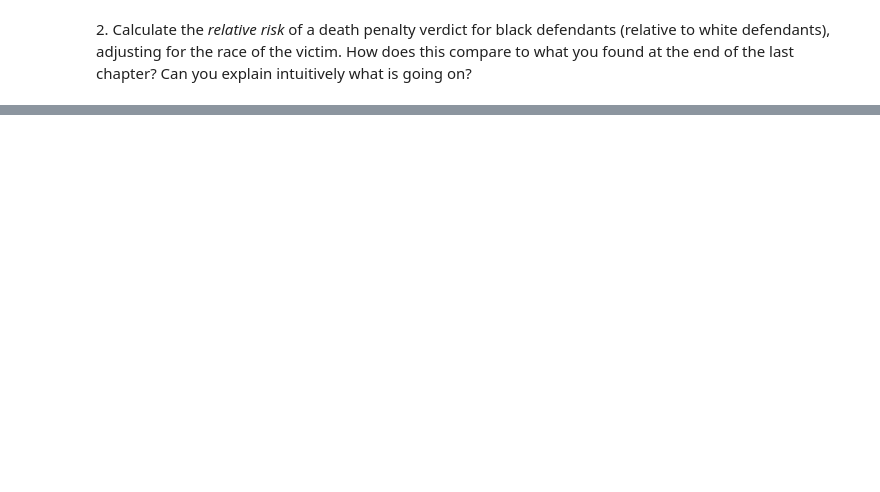
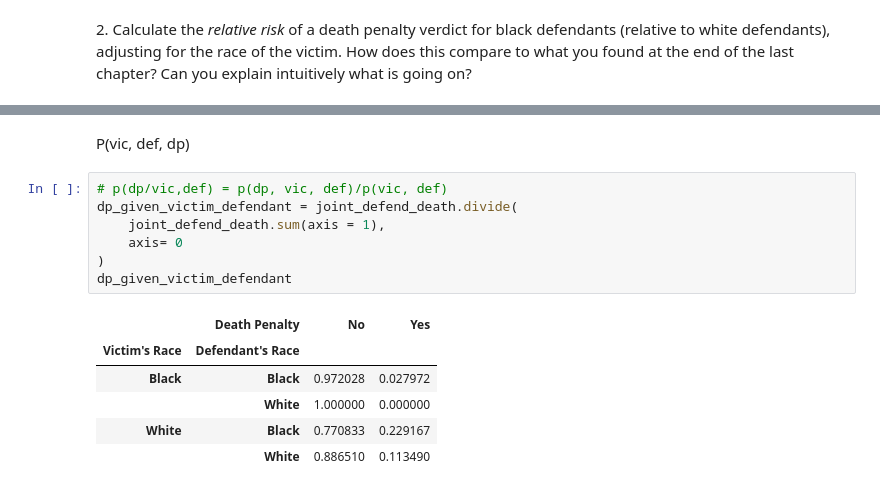
Before and after one commit to Hadiasemi/Data301, a Jupyter notebook: Copy_of_2_3_Multi_Way_Tables_and_Simpson's_Paradox.ipynb, the cells around one changed output, grey strips where cells are left out. Cells and saved outputs as stored; diff of their text form; blank space fills up the shorter version.

```diff
--- a/Copy_of_2_3_Multi_Way_Tables_and_Simpson's_Paradox.ipynb
+++ b/Copy_of_2_3_Multi_Way_Tables_and_Simpson's_Paradox.ipynb
@@ -181,0 +270,16 @@ Exercise 2 asks you to work with the Florida Death Penalty data set, which is av
+# %% [markdown]
+P(vic, def, dp)
+# %%
+# p(dp/vic,def) = p(dp, vic, def)/p(vic, def)
+dp_given_victim_defendant = joint_defend_death.divide(
+    joint_defend_death.sum(axis = 1),
+    axis= 0
+)
+dp_given_victim_defendant
+# %% [output]
+|  | Death Penalty | No | Yes |
+| Victim's Race | Defendant's Race |  |  |
+| Black | Black | 0.972028 | 0.027972 |
+|  | White | 1.000000 | 0.000000 |
+| White | Black | 0.770833 | 0.229167 |
+|  | White | 0.886510 | 0.113490 |
```
Also changed, not shown: parts of 16 cells of this notebook.
